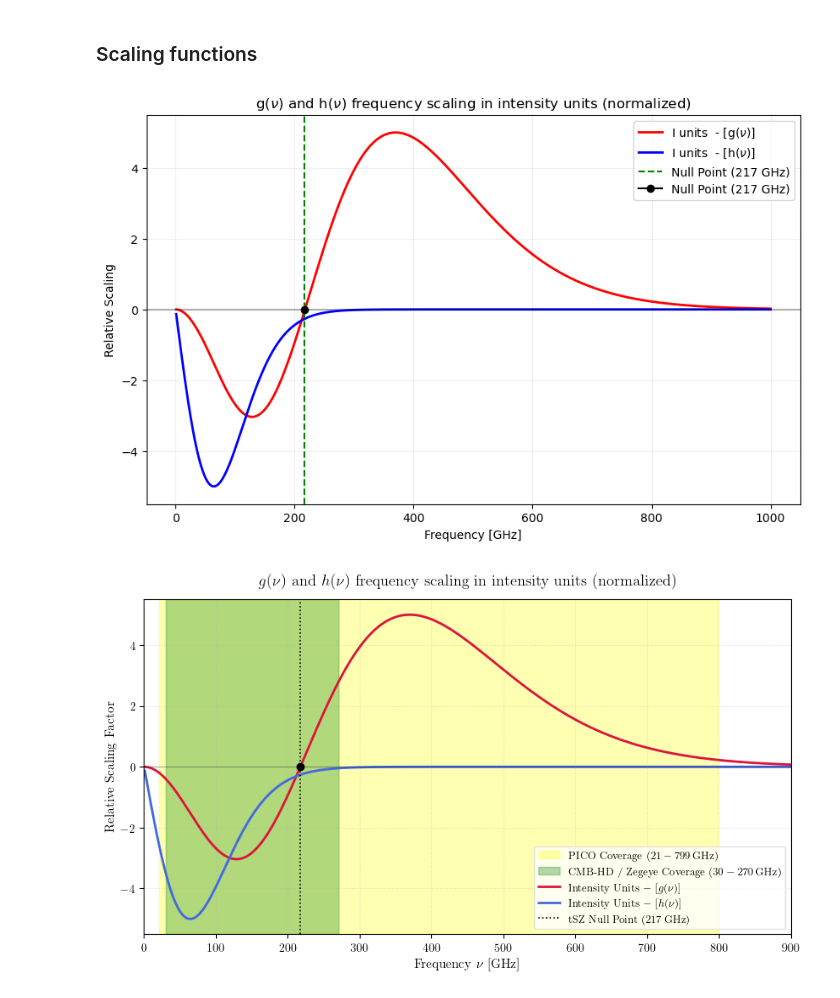
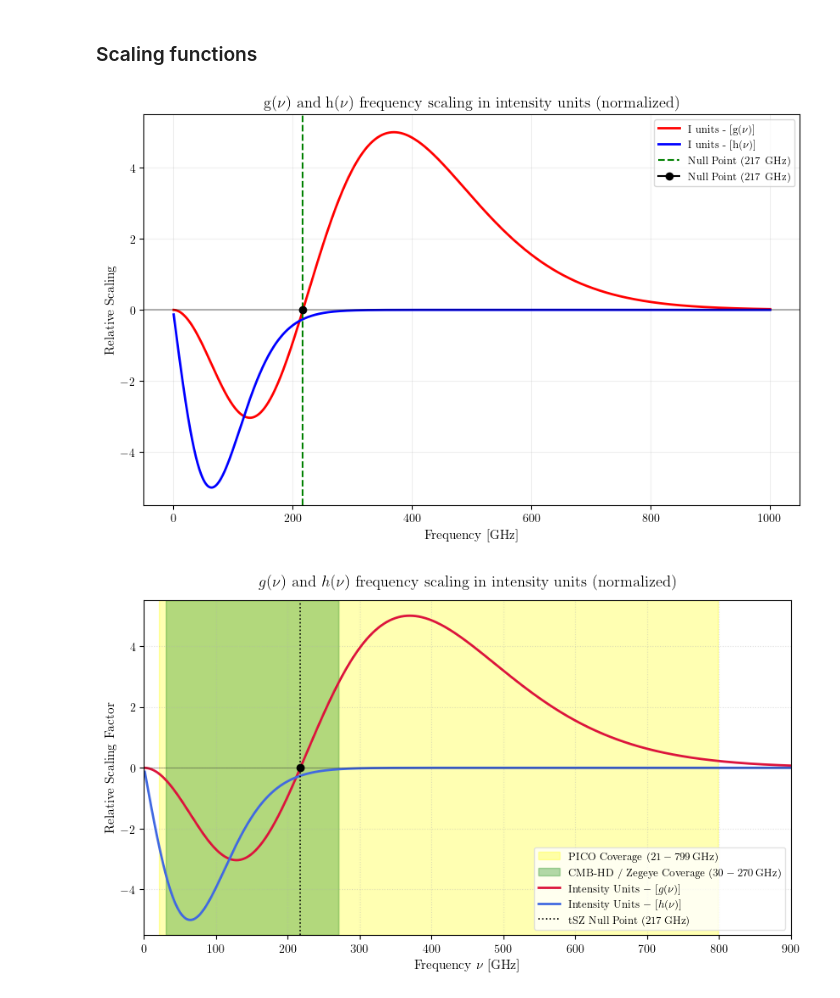
Before and after one commit to JoanRibotOliver/TFM, a Jupyter notebook: Code/WebSky_Data_Processing.ipynb, the cells around one changed output. Saved outputs shown, nothing was run; the diff lists cells and outputs as text; code cells hidden in the pictures.

Commit message:
Updating some plots

```diff
--- a/Code/WebSky_Data_Processing.ipynb
+++ b/Code/WebSky_Data_Processing.ipynb
@@ -260,34 +260,46 @@ h_int = get_tsz_h_intensity_scaling(nu)
 g_norm = g / np.max(np.abs(g))
 h_norm = h / np.max(np.abs(h))
 
 g_int_norm = g_int / np.max(np.abs(g_int))
 h_int_norm = h_int / np.max(np.abs(h_int))
 
+# --- LATEX ARCHITECTURE STYLE ENGINE ---
+plt.rcParams.update({
+    "text.usetex": True,                 # Force active LaTeX font engine
+    "font.family": "serif",              # Modern Roman font family matching thesis text
+    "font.serif": ["Computer Modern Roman"],
+    "font.size": 11,
+    "axes.labelsize": 11,
+    "legend.fontsize": 9,
+    "xtick.labelsize": 10,
+    "ytick.labelsize": 10
+})
+
 # Plotting
 plt.figure(figsize=(10, 6))
 
 # Scalings for Temperature and Intensity
 #plt.plot(nu, g_norm * 5, label=rf"T units  - [g($\nu$)]", color='orange', lw=2, linestyle='-.')
 #plt.plot(nu, h_norm * 5, label=rf"T units  - [h($\nu$)]", color='cyan', lw=2, linestyle='-.')
 plt.plot(nu, g_int_norm * 5, label=rf"I units  - [g($\nu$)]", color='red', lw=2, linestyle='-')
 plt.plot(nu, h_int_norm * 5, label=rf"I units  - [h($\nu$)]", color='blue', lw=2, linestyle='-')
 
 # Null Point and baseline
 plt.axhline(0, color='black', alpha=0.3)
 plt.axvline(217, color='green', linestyle='--', label='Null Point (217 GHz)')
 plt.plot(217,0, marker='o', color='black', label='Null Point (217 GHz)')
 
 # Final touches
 #plt.title(rf"g($\nu$) and h($\nu$) frequency scaling: Temperature and Intensity Units (Normalized)")
 plt.title(rf"g($\nu$) and h($\nu$) frequency scaling in intensity units (normalized)")
 plt.xlabel("Frequency [GHz]")
 plt.ylabel("Relative Scaling")
 plt.legend()
 plt.grid(True, alpha=0.2)
 plt.savefig("/Users/joanribot/Desktop/Física/Màster UC - UIMP/2n semestre/TFM/Codes/Figures/Scaling_Functions/Intensity_Scaling.pdf", bbox_inches='tight', dpi=300)
 plt.show()
 # %% [output]
-[figure, old version]
+[figure, new version]
 # %%
 ### IMPROVED PLOT ###
 
```
Also changed, not shown: parts of 1 cell of this notebook, 5 other files.
